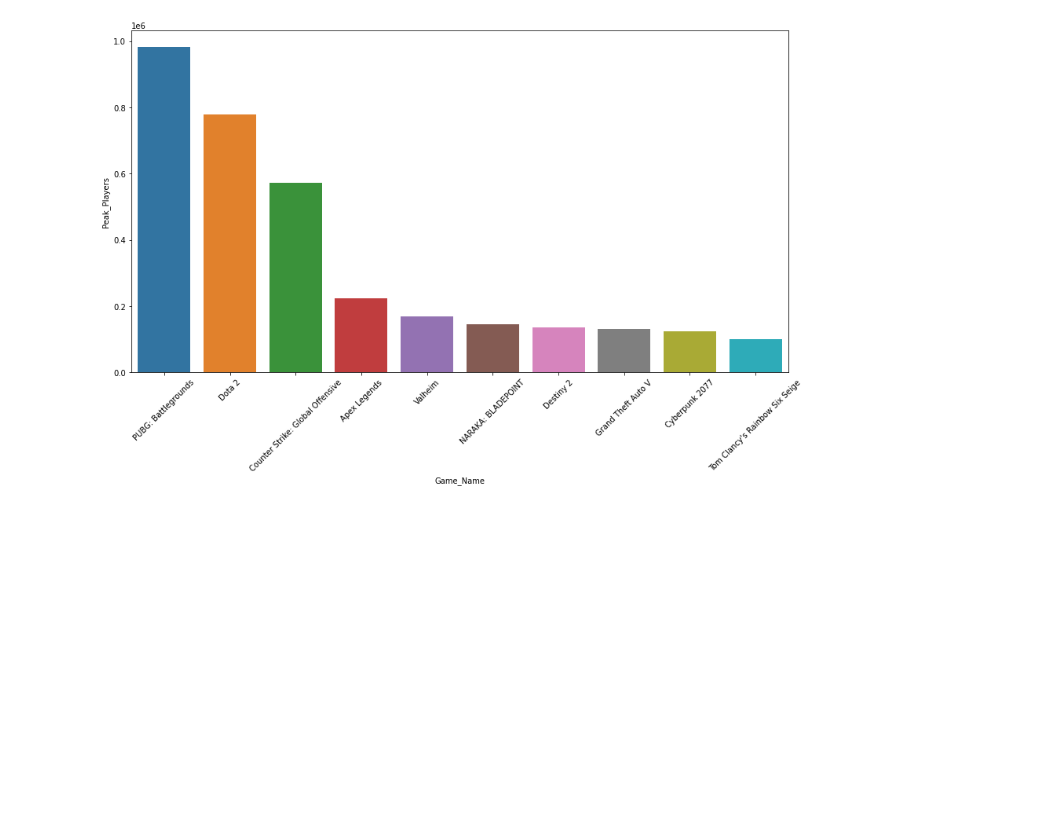
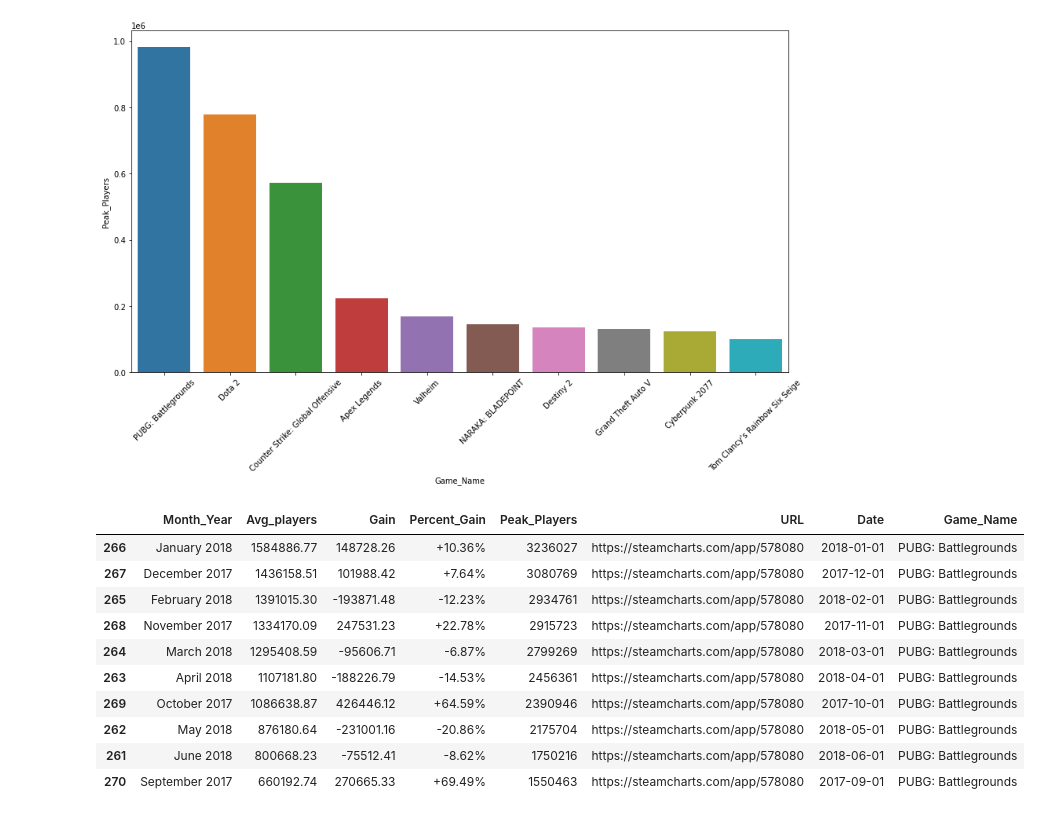
Before and after one commit to Ambush3/Steam-Gamer-Data, a Jupyter notebook: Steam Data.ipynb, the cells around one changed output. Saved outputs shown, nothing was run; the diff lists cells and outputs as text; code cells hidden in the pictures; blank space fills up the shorter version.

```diff
--- a/Steam Data.ipynb
+++ b/Steam Data.ipynb
@@ -175,3 +191,20 @@ ax.set_xticklabels(ax.get_xticklabels(), rotation=45)
  Text(8, 0, 'Cyberpunk 2077'),
  Text(9, 0, "Tom Clancy's Rainbow Six Seige")]
 [figure]
+# %%
+data_clean.groupby('Game_Name', as_index=False, sort=False)[
+    'Peak_Players'].sum()
+sd5 = data_clean.sort_values('Peak_Players', ascending=False)
+sd5.head(10)
+# %% [output]
+|  | Month_Year | Avg_players | Gain | Percent_Gain | Peak_Players | URL | Date | Game_Name |
+| 266 | January 2018 | 1584886.77 | 148728.26 | +10.36% | 3236027 | https://steamcharts.com/app/578080 | 2018-01-01 | PUBG: Battlegrounds |
+| 267 | December 2017 | 1436158.51 | 101988.42 | +7.64% | 3080769 | https://steamcharts.com/app/578080 | 2017-12-01 | PUBG: Battlegrounds |
+| 265 | February 2018 | 1391015.30 | -193871.48 | -12.23% | 2934761 | https://steamcharts.com/app/578080 | 2018-02-01 | PUBG: Battlegrounds |
+| 268 | November 2017 | 1334170.09 | 247531.23 | +22.78% | 2915723 | https://steamcharts.com/app/578080 | 2017-11-01 | PUBG: Battlegrounds |
+| 264 | March 2018 | 1295408.59 | -95606.71 | -6.87% | 2799269 | https://steamcharts.com/app/578080 | 2018-03-01 | PUBG: Battlegrounds |
+| 263 | April 2018 | 1107181.80 | -188226.79 | -14.53% | 2456361 | https://steamcharts.com/app/578080 | 2018-04-01 | PUBG: Battlegrounds |
+| 269 | October 2017 | 1086638.87 | 426446.12 | +64.59% | 2390946 | https://steamcharts.com/app/578080 | 2017-10-01 | PUBG: Battlegrounds |
+| 262 | May 2018 | 876180.64 | -231001.16 | -20.86% | 2175704 | https://steamcharts.com/app/578080 | 2018-05-01 | PUBG: Battlegrounds |
+| 261 | June 2018 | 800668.23 | -75512.41 | -8.62% | 1750216 | https://steamcharts.com/app/578080 | 2018-06-01 | PUBG: Battlegrounds |
+| 270 | September 2017 | 660192.74 | 270665.33 | +69.49% | 1550463 | https://steamcharts.com/app/578080 | 2017-09-01 | PUBG: Battlegrounds |
```
Also changed, not shown: parts of 9 cells of this notebook.
